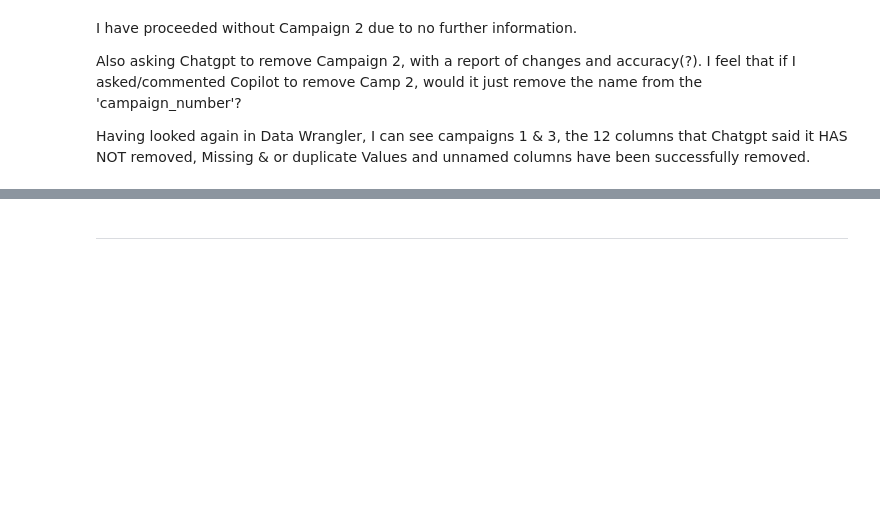
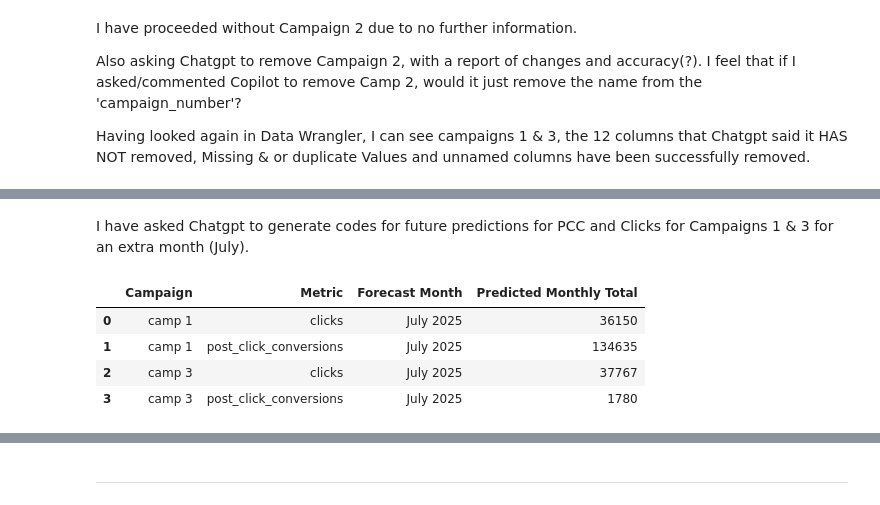
Before and after one commit to Oliver-code26/Unit2_Resub_Online_Advertising_Performance, a Jupyter notebook: jupyter_notebooks/Notebook.ipynb, the cells around one changed output, grey strips where cells are left out. Saved outputs shown, nothing was run; the diff lists cells and outputs as text; code cells hidden in the pictures; blank space fills up the shorter version.

```diff
--- a/jupyter_notebooks/Notebook.ipynb
+++ b/jupyter_notebooks/Notebook.ipynb
@@ -155,0 +435,13 @@ Having looked again in Data Wrangler, I can see campaigns 1 & 3, the 12 columns
+# %% [markdown]
+I have asked Chatgpt to generate codes for future predictions for PCC and Clicks for Campaigns 1 & 3 for an extra month (July).
+# %%
+# show me 'campaign_1_and_3_forecast.csv'
+pd.read_csv('campaign_1_and_3_forecast.csv')
+df_forecast = pd.read_csv('campaign_1_and_3_forecast.csv')
+display(df_forecast)
+# %% [output]
+|  | Campaign | Metric | Forecast Month | Predicted Monthly Total |
+| 0 | camp 1 | clicks | July 2025 | 36150 |
+| 1 | camp 1 | post_click_conversions | July 2025 | 134635 |
+| 2 | camp 3 | clicks | July 2025 | 37767 |
+| 3 | camp 3 | post_click_conversions | July 2025 | 1780 |
```
Also changed, not shown: parts of 22 cells of this notebook, 2 other files.
